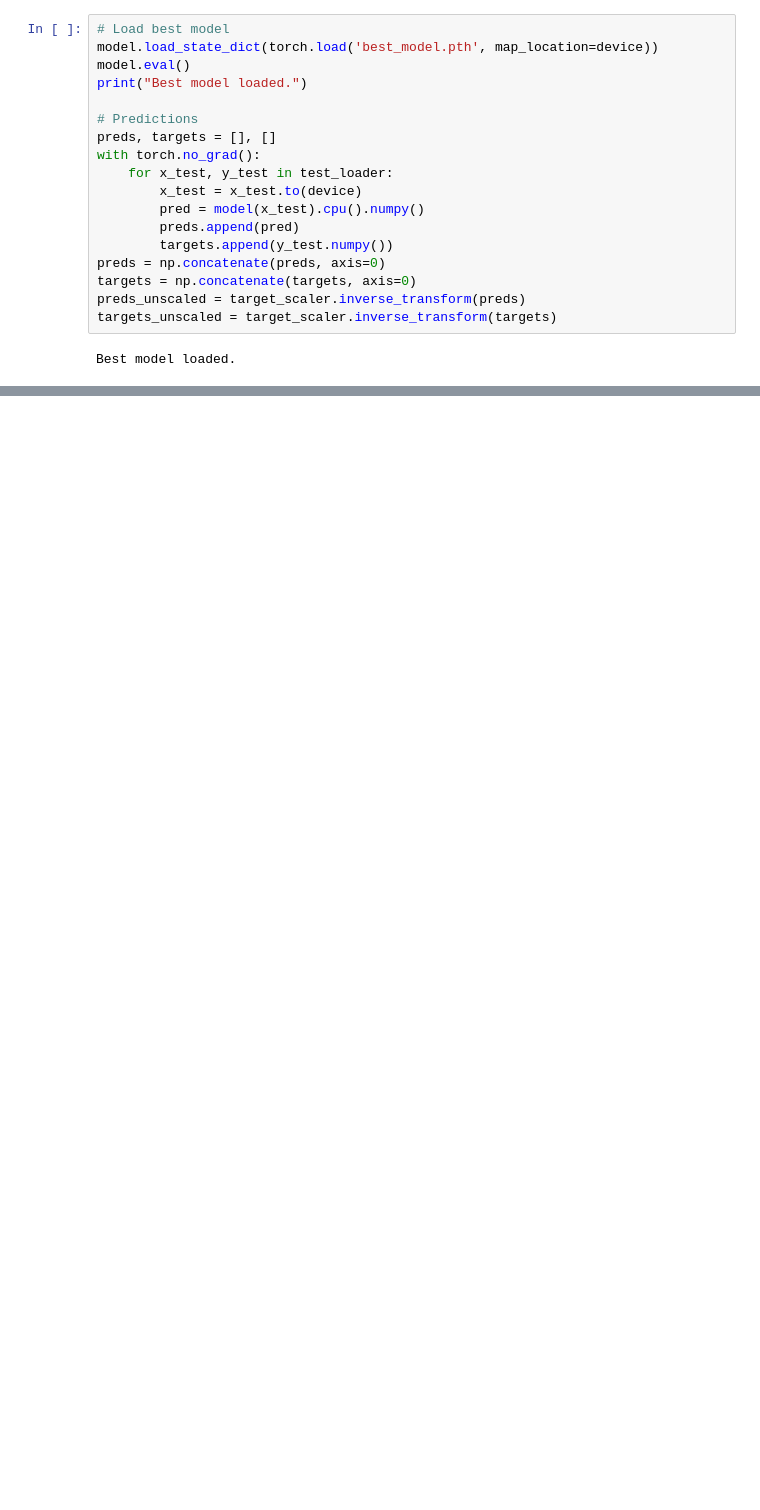
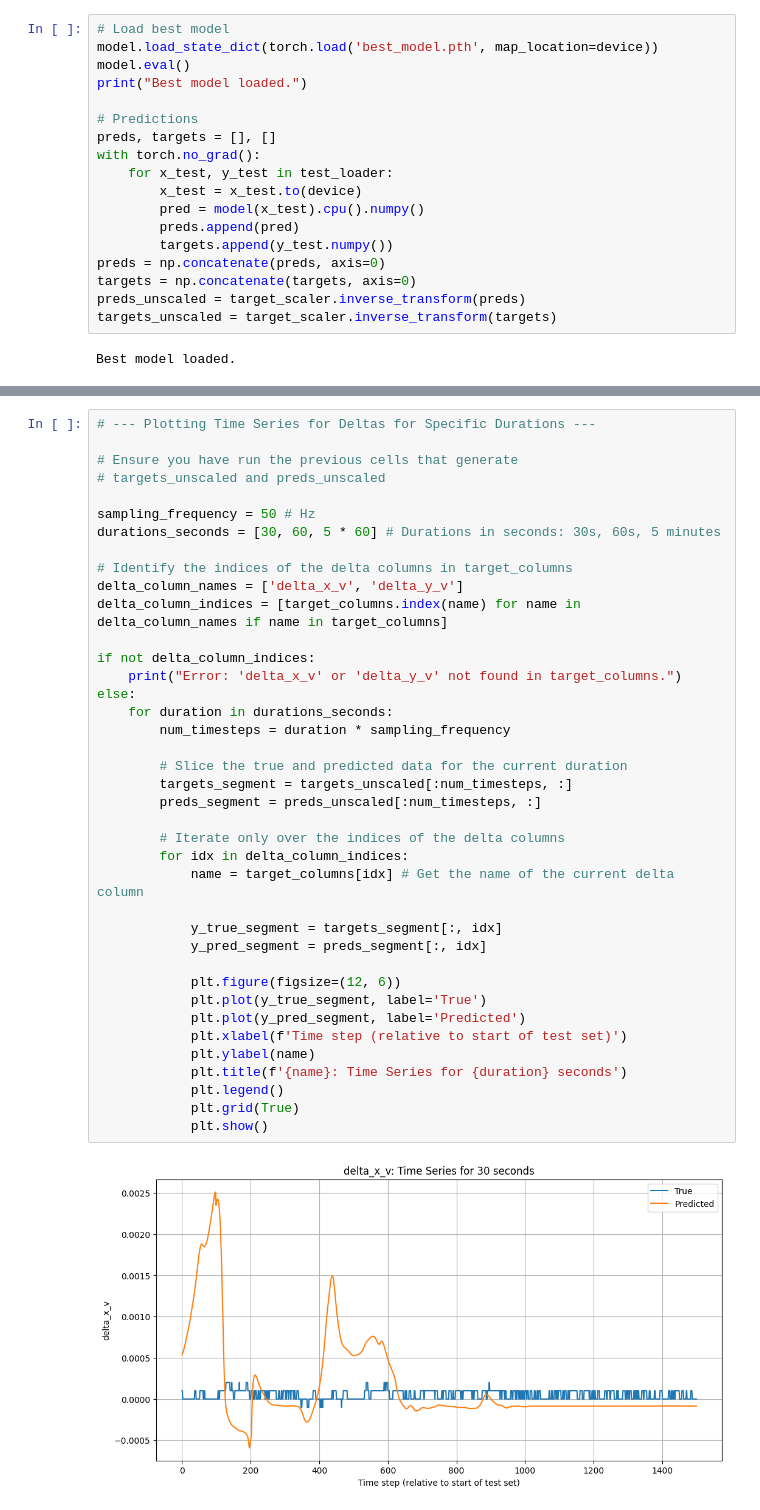
Before and after one commit to rabya321/ML, a Jupyter notebook: trajectory.ipynb, the cells around one changed output, grey strips where cells are left out. Drawn from its saved outputs; the diff is of its cells as text; blank space fills up the shorter version.

```diff
--- a/trajectory.ipynb
+++ b/trajectory.ipynb
@@ -276,0 +268,41 @@ R²  : 0.8939
+# %%
+# --- Plotting Time Series for Deltas for Specific Durations ---
+
+# Ensure you have run the previous cells that generate
+# targets_unscaled and preds_unscaled
+
+sampling_frequency = 50 # Hz
+durations_seconds = [30, 60, 5 * 60] # Durations in seconds: 30s, 60s, 5 minutes
+
+# Identify the indices of the delta columns in target_columns
+delta_column_names = ['delta_x_v', 'delta_y_v']
+delta_column_indices = [target_columns.index(name) for name in delta_column_names if name in target_columns]
+
+if not delta_column_indices:
+    print("Error: 'delta_x_v' or 'delta_y_v' not found in target_columns.")
+else:
+    for duration in durations_seconds:
+        num_timesteps = duration * sampling_frequency
+
+        # Slice the true and predicted data for the current duration
+        targets_segment = targets_unscaled[:num_timesteps, :]
+        preds_segment = preds_unscaled[:num_timesteps, :]
+
+        # Iterate only over the indices of the delta columns
+        for idx in delta_column_indices:
+            name = target_columns[idx] # Get the name of the current delta column
+
+            y_true_segment = targets_segment[:, idx]
+            y_pred_segment = preds_segment[:, idx]
+
+            plt.figure(figsize=(12, 6))
+            plt.plot(y_true_segment, label='True')
+            plt.plot(y_pred_segment, label='Predicted')
+            plt.xlabel(f'Time step (relative to start of test set)')
+            plt.ylabel(name)
+            plt.title(f'{name}: Time Series for {duration} seconds')
+            plt.legend()
+            plt.grid(True)
+            plt.show()
+# %% [output]
+[figure, added]
```
Also changed, not shown: parts of 11 cells of this notebook.
